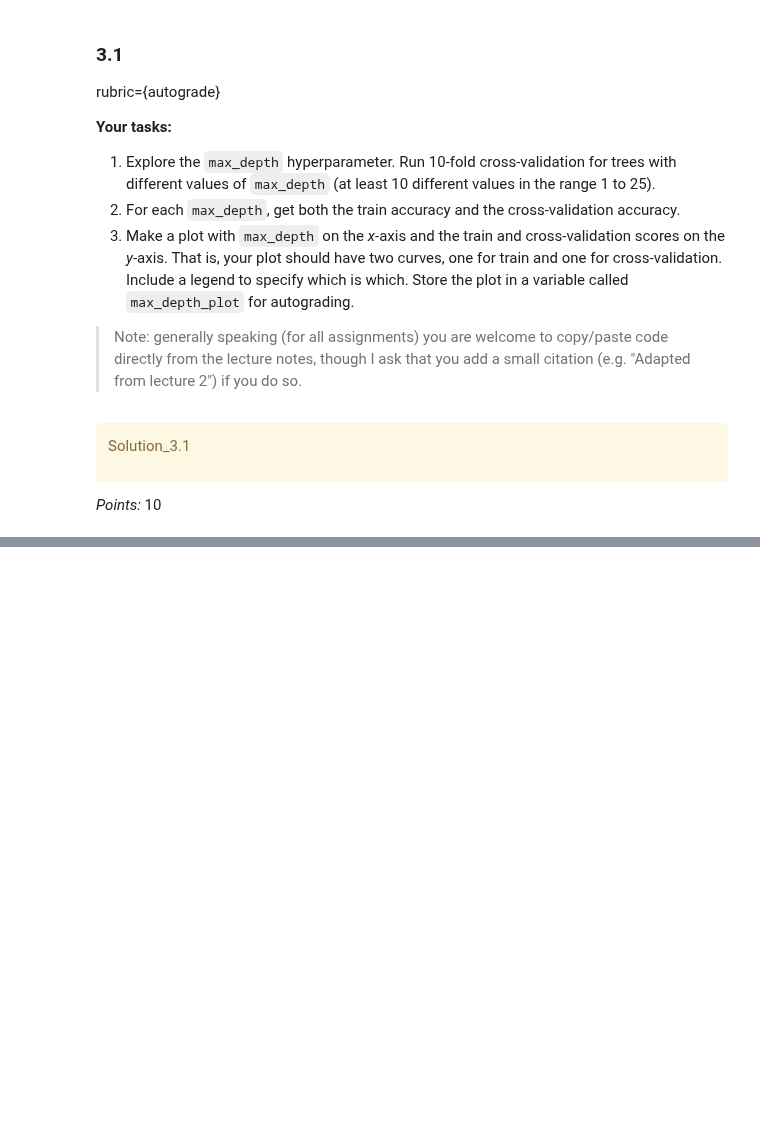
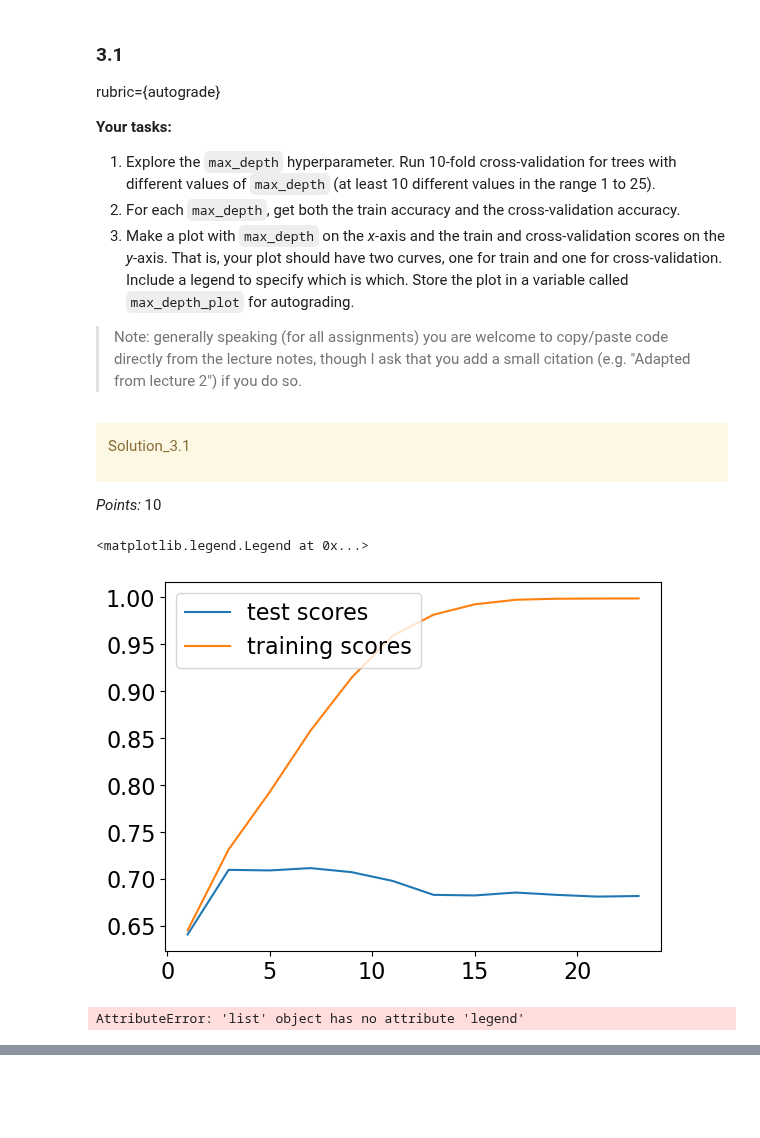
Before and after one commit to BradPeng/cpsc330-2023s, a Jupyter notebook: hw/hw2/hw2.ipynb, the cells around one changed output, grey strips where cells are left out. Saved outputs shown, nothing was run; the diff lists cells and outputs as text; code cells hidden in the pictures; blank space fills up the shorter version.

```diff
--- a/hw/hw2/hw2.ipynb
+++ b/hw/hw2/hw2.ipynb
@@ -480,3 +483,14 @@ depths
+# %%
+depths = np.arange(1, 25, 2)
+depths
+testScores = []
+trainScores = []
+for i in depths:
+    spotify_tree = DecisionTreeClassifier(random_state=123, max_depth = i)
+    testScore = np.mean(cross_validate(spotify_tree, X_train, y_train, cv=10, return_train_score=True)["test_score"])
+    trainScore =  np.mean(cross_validate(spotify_tree, X_train, y_train, cv=10, return_train_score=True)["train_score"])
+    testScores.append(testScore)
+    trainScores.append(trainScore)
 # %% [markdown]
 <div class="alert alert-warning">
 
@@ -487,10 +501,15 @@ Solution_3.1
 _Points:_ 10
 # %%
 # max_depth_plot: the figure plotted for this exercise
-max_depth_plot = None
-
-...
+max_depth_plot = plt.plot(depths, testScores, label = "test scores")
+plt.plot(depths, trainScores, label = "training scores")
+plt.legend(loc="upper left")
+# %% [output]
+<matplotlib.legend.Legend at 0x...>
+[figure, added]
 # %%
 max_depth_plot.legend().get_texts()[0].get_text()
+# %% [output]
+AttributeError: 'list' object has no attribute 'legend'
 # %%
 grader.check("q3.1")
```
Also changed, not shown: parts of 8 cells of this notebook, 1 other file.
